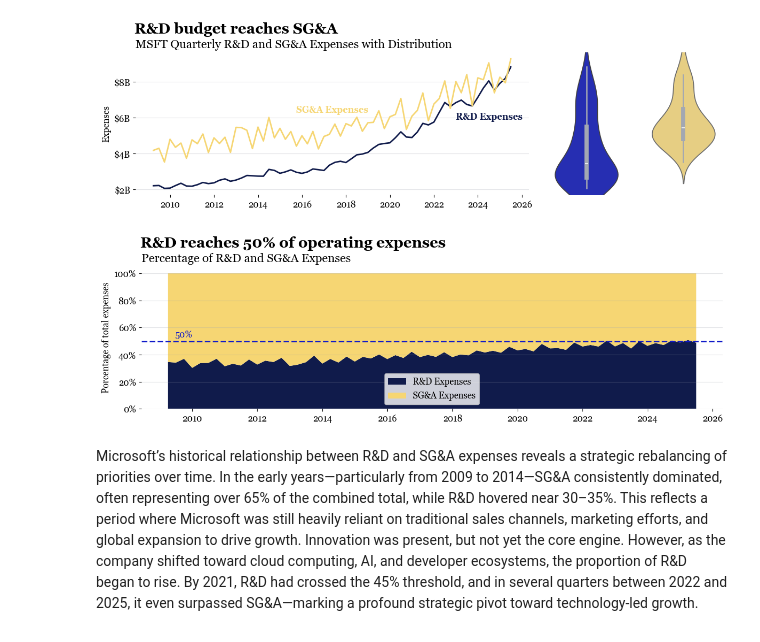
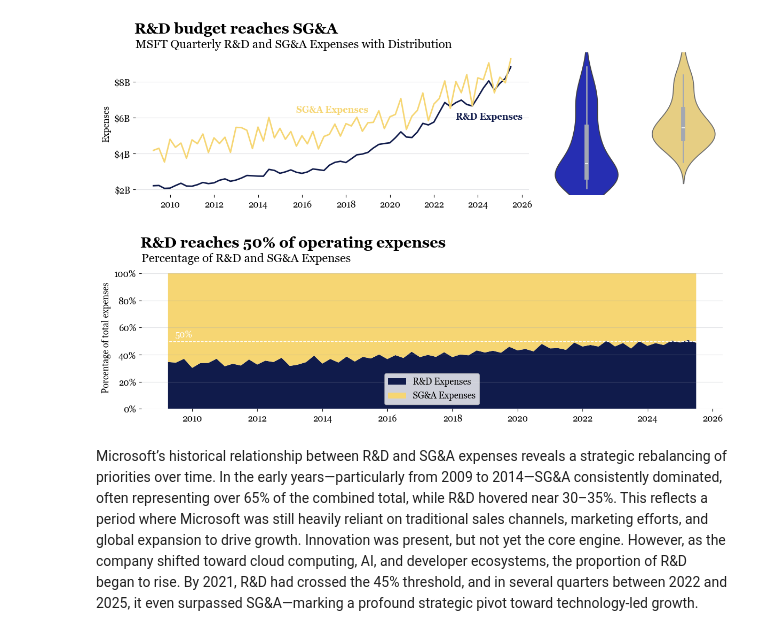
Before and after one commit to juanramosdataexpert/MSFT-EBITDA-Regression-Studio, a Jupyter notebook: Notebooks/EDA.ipynb, the cells around one changed output. Drawn from its saved outputs; the diff is of its cells as text; code cells hidden in the pictures.

```diff
--- a/Notebooks/EDA.ipynb
+++ b/Notebooks/EDA.ipynb
@@ -350,35 +348,35 @@ plt.show()
 # %%
 # Create the percentages
 df_expenses = df[['Date', 'R&D_Expenses', 'SG&A_Expenses', 'Revenue']].copy()
 df_expenses['Total_Expenses'] = df_expenses['R&D_Expenses'] + df_expenses['SG&A_Expenses']
 df_expenses['R&D_Expenses_%'] = df_expenses['R&D_Expenses']/df_expenses['Total_Expenses']
 df_expenses['SG&A_Expenses_%'] = df_expenses['SG&A_Expenses']/df_expenses['Total_Expenses']
 
 fig, ax = plt.subplots(figsize=(12, 4))
 plt.suptitle('R&D reaches 50% of operating expenses', x=0.076, y=0.92,
              ha='left', size=20, weight='bold')
 ax.stackplot(
     df_expenses['Date'],
     df_expenses['R&D_Expenses_%'],
     df_expenses['SG&A_Expenses_%'],
     labels=['R&D Expenses', 'SG&A Expenses'],
     colors=[juan_colors[0], juan_colors[5]],
     alpha=1
 )
-ax.axhline(0.5, color=juan_colors[4], linestyle='--', linewidth=2)
-ax.text(df_expenses['Date'].iloc[-4], 0.53, '50%', color=juan_colors[4], ha='right')
+ax.axhline(0.5, color='white', linestyle='--', linewidth=1)
+ax.text(df_expenses['Date'].iloc[-4], 0.53, '50%', color='white', ha='right')
 ax.set_title('Percentage of R&D and SG&A Expenses', size=16, loc='left')
 ax.set_ylabel('Porcentage of total expenses')
 ax.set_xlabel('')
 ax.legend()
 formatter = mtick.PercentFormatter(xmax=1, decimals=0)
 ax.yaxis.set_major_formatter(formatter)
 ax.grid(True, color=juan_colors[2], axis='y', alpha=0.3)
 ax.spines[['top', 'left', 'bottom', 'right']].set_visible(False)
 
 plt.tight_layout()
 # %% [output]
-[figure, old version]
+[figure, new version]
 # %% [markdown]
 Microsoft’s historical relationship between R&D and SG&A expenses reveals a strategic rebalancing of priorities over time. In the early years—particularly from 2009 to 2014—SG&A consistently dominated, often representing over 65% of the combined total, while R&D hovered near 30–35%. This reflects a period where Microsoft was still heavily reliant on traditional sales channels, marketing efforts, and global expansion to drive growth. Innovation was present, but not yet the core engine. However, as the company shifted toward cloud computing, AI, and developer ecosystems, the proportion of R&D began to rise. By 2021, R&D had crossed the 45% threshold, and in several quarters between 2022 and 2025, it even surpassed SG&A—marking a profound strategic pivot toward technology-led growth.
 
```
Also changed, not shown: parts of 6 cells of this notebook.
